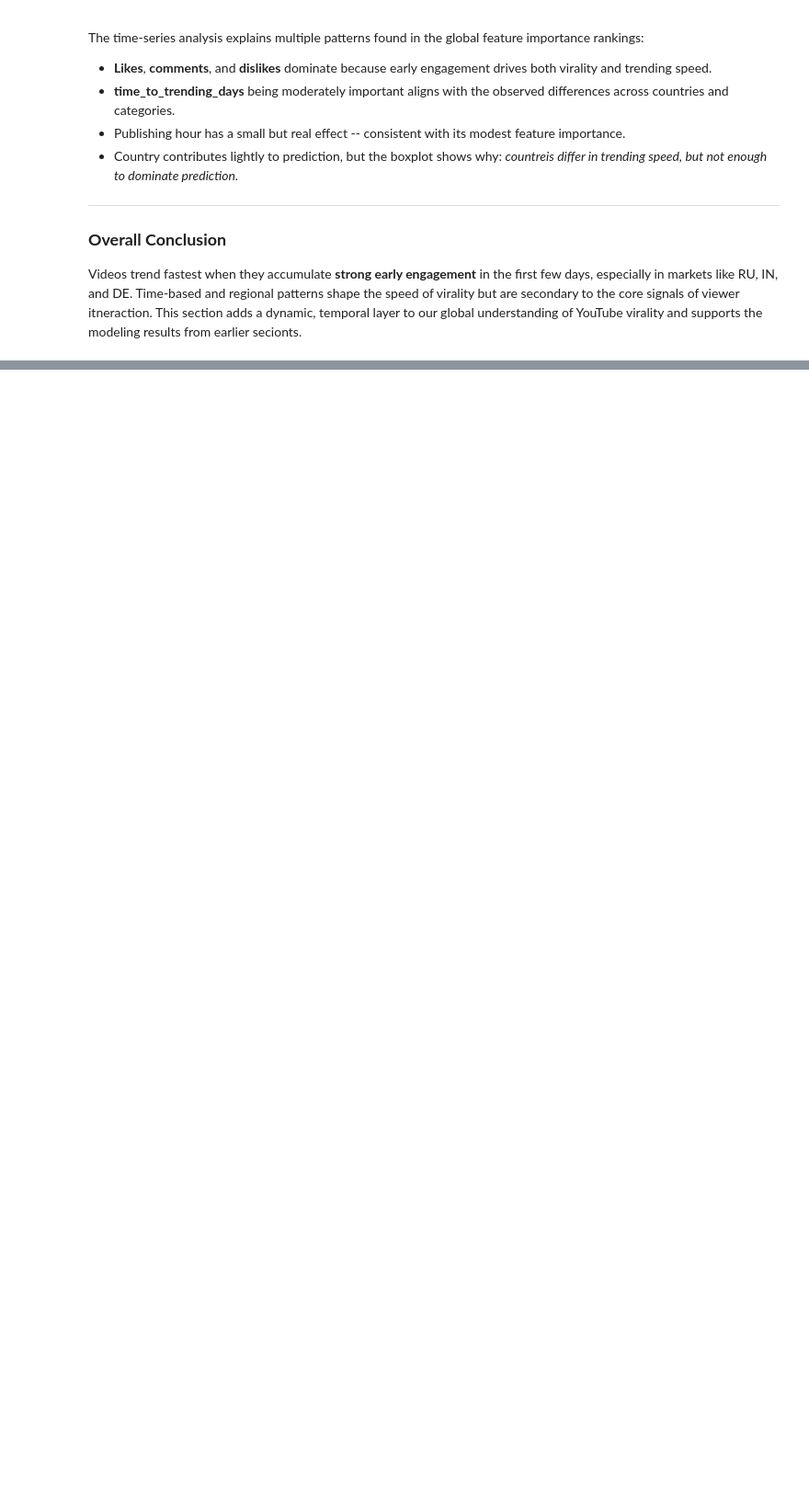
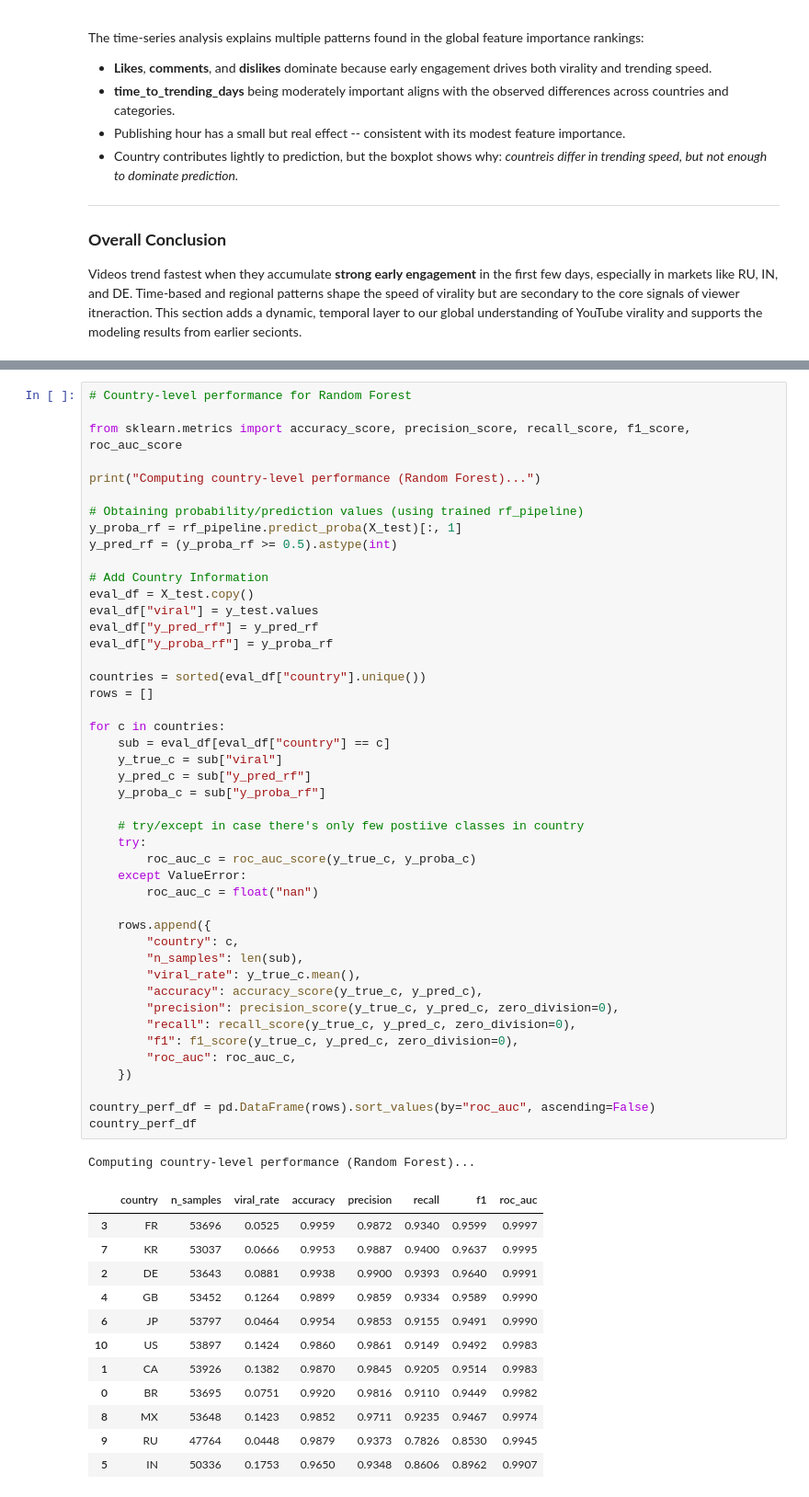
Before and after one commit to nancy1404/youtube-trending-analysis, a Jupyter notebook: notebooks/Gloabl_Notebook.ipynb, the cells around one changed output, grey strips where cells are left out. Shown at 92% size. Cells and saved outputs as stored; diff of their text form; blank space fills up the shorter version.

```diff
--- a/notebooks/Gloabl_Notebook.ipynb
+++ b/notebooks/Gloabl_Notebook.ipynb
@@ -662,0 +666,59 @@ Videos trend fastest when they accumulate **strong early engagement** in the fir
+# %%
+# Country-level performance for Random Forest
+
+from sklearn.metrics import accuracy_score, precision_score, recall_score, f1_score, roc_auc_score
+
+print("Computing country-level performance (Random Forest)...")
+
+# Obtaining probability/prediction values (using trained rf_pipeline)
+y_proba_rf = rf_pipeline.predict_proba(X_test)[:, 1]
+y_pred_rf = (y_proba_rf >= 0.5).astype(int)
+
+# Add Country Information
+eval_df = X_test.copy()
+eval_df["viral"] = y_test.values
+eval_df["y_pred_rf"] = y_pred_rf
+eval_df["y_proba_rf"] = y_proba_rf
+
+countries = sorted(eval_df["country"].unique())
+rows = []
+
+for c in countries:
+    sub = eval_df[eval_df["country"] == c]
+    y_true_c = sub["viral"]
+    y_pred_c = sub["y_pred_rf"]
+    y_proba_c = sub["y_proba_rf"]
+
+    # try/except in case there's only few postiive classes in country
+    try:
+        roc_auc_c = roc_auc_score(y_true_c, y_proba_c)
+    except ValueError:
+        roc_auc_c = float("nan")
+
+    rows.append({
+        "country": c,
+        "n_samples": len(sub),
+        "viral_rate": y_true_c.mean(),
+        "accuracy": accuracy_score(y_true_c, y_pred_c),
+        "precision": precision_score(y_true_c, y_pred_c, zero_division=0),
+        "recall": recall_score(y_true_c, y_pred_c, zero_division=0),
+        "f1": f1_score(y_true_c, y_pred_c, zero_division=0),
+        "roc_auc": roc_auc_c,
+    })
+
+country_perf_df = pd.DataFrame(rows).sort_values(by="roc_auc", ascending=False)
+country_perf_df
+# %% [output]
+Computing country-level performance (Random Forest)...
+|  | country | n_samples | viral_rate | accuracy | precision | recall | f1 | roc_auc |
+| 3 | FR | 53696 | 0.0525 | 0.9959 | 0.9872 | 0.9340 | 0.9599 | 0.9997 |
+| 7 | KR | 53037 | 0.0666 | 0.9953 | 0.9887 | 0.9400 | 0.9637 | 0.9995 |
+| 2 | DE | 53643 | 0.0881 | 0.9938 | 0.9900 | 0.9393 | 0.9640 | 0.9991 |
+| 4 | GB | 53452 | 0.1264 | 0.9899 | 0.9859 | 0.9334 | 0.9589 | 0.9990 |
+| 6 | JP | 53797 | 0.0464 | 0.9954 | 0.9853 | 0.9155 | 0.9491 | 0.9990 |
+| 10 | US | 53897 | 0.1424 | 0.9860 | 0.9861 | 0.9149 | 0.9492 | 0.9983 |
+| 1 | CA | 53926 | 0.1382 | 0.9870 | 0.9845 | 0.9205 | 0.9514 | 0.9983 |
+| 0 | BR | 53695 | 0.0751 | 0.9920 | 0.9816 | 0.9110 | 0.9449 | 0.9982 |
+| 8 | MX | 53648 | 0.1423 | 0.9852 | 0.9711 | 0.9235 | 0.9467 | 0.9974 |
+| 9 | RU | 47764 | 0.0448 | 0.9879 | 0.9373 | 0.7826 | 0.8530 | 0.9945 |
+| 5 | IN | 50336 | 0.1753 | 0.9650 | 0.9348 | 0.8606 | 0.8962 | 0.9907 |
```
Also changed, not shown: parts of 6 cells of this notebook.
